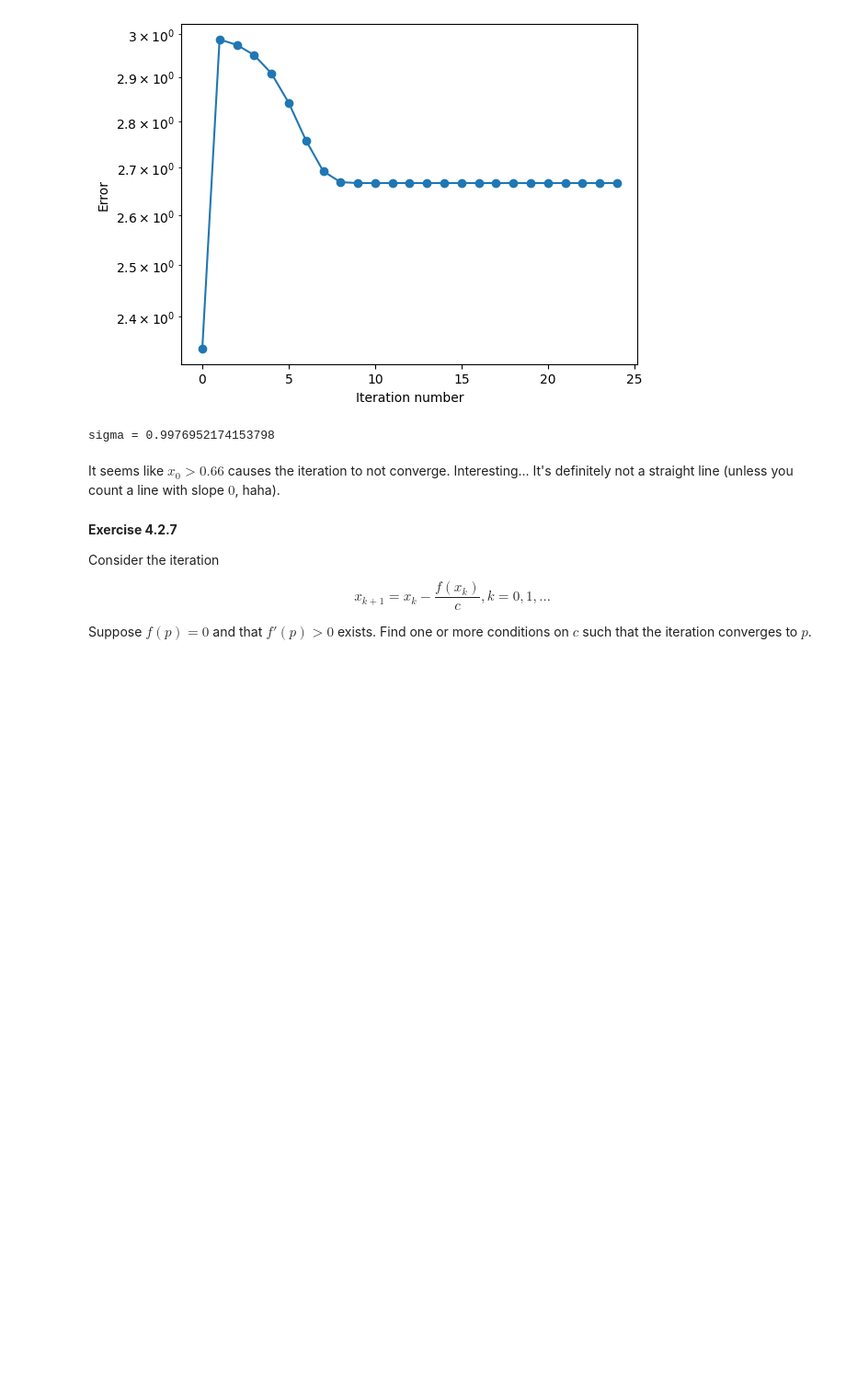
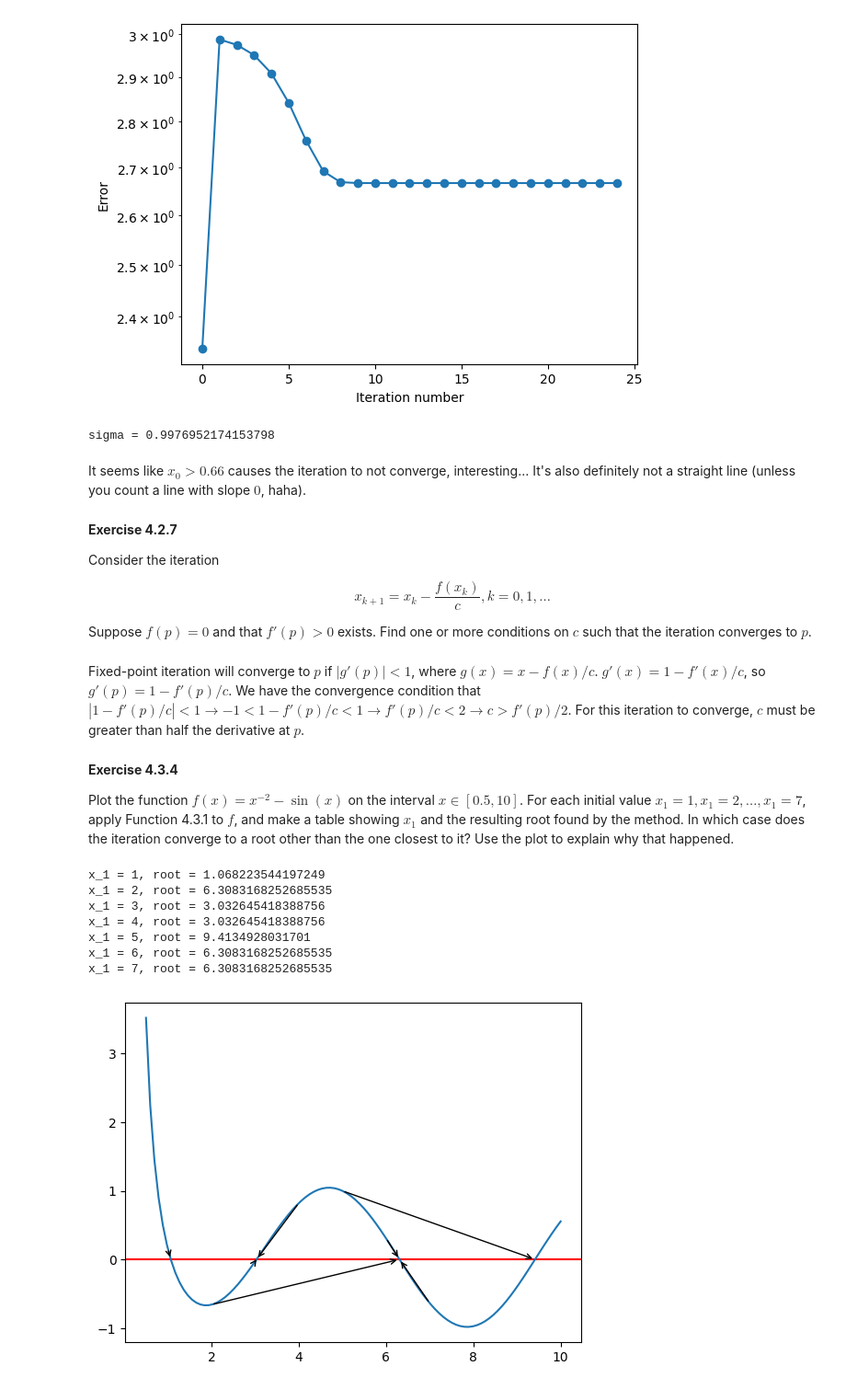
Before and after one commit to RogerCronin/math426, a Jupyter notebook: hw5.ipynb, the cells around one changed output. Shown at 92% size. Saved outputs shown, nothing was run; the diff lists cells and outputs as text; code cells hidden in the pictures; blank space fills up the shorter version.

```diff
--- a/hw5.ipynb
+++ b/hw5.ipynb
@@ -104,7 +104,7 @@ log_linear_error_plot(x, 3)
 [figure]
 sigma = 0.9976952174153798
 # %% [markdown]
-It seems like $x_0>0.66$ causes the iteration to not converge. Interesting... It's definitely not a straight line (unless you count a line with slope $0$, haha).
+It seems like $x_0>0.66$ causes the iteration to not converge, interesting... It's also definitely not a straight line (unless you count a line with slope $0$, haha).
 # %% [markdown]
 **Exercise 4.2.7**
 
@@ -113,3 +113,9 @@ Consider the iteration
 $$x_{k+1}=x_k-\frac{f(x_k)}{c},k=0,1,\dots$$
 
 Suppose $f(p)=0$ and that $f'(p)>0$ exists. Find one or more conditions on $c$ such that the iteration converges to $p$.
+# %% [markdown]
+Fixed-point iteration will converge to $p$ if $|g'(p)|<1$, where $g(x)=x-f(x)/c$. $g'(x)=1-f'(x)/c$, so $g'(p)=1-f'(p)/c$. We have the convergence condition that $|1-f'(p)/c|<1\to -1<1-f'(p)/c<1\to f'(p)/c<2\to c>f'(p)/2$. For this iteration to converge, $c$ must be greater than half the derivative at $p$.
+# %% [markdown]
+**Exercise 4.3.4**
+
+Plot the function $f(x)=x^{-2}-\sin(x)$ on the interval $x\in[0.5,10]$. For each initial value $x_1=1,x_1=2,\dots,x_1=7$, apply Function 4.3.1 to $f$, and make a table showing $x_1$ and the resulting root found by the method. In which case does the iteration converge to a root other than the one closest to it? Use the plot to explain why that happened.
@@ -115,0 +154,27 @@ Suppose $f(p)=0$ and that $f'(p)>0$ exists. Find one or more conditions on $c$ s
+# %%
+def f(x):
+    return (x ** -2) - np.sin(x)
+
+def dfdx(x):
+    return -2 * (x ** -3) - np.cos(x)
+
+x = np.linspace(0.5, 10, 100)
+y = np.vectorize(f)(x)
+
+plt.axhline(0, color = "r")
+plt.plot(x, y)
+
+for x_1 in range(1, 7 + 1):
+    root = newton(f, dfdx, x_1)[-1]
+    # plt.arrow isn't recommended so this line looks crazy
+    plt.annotate("", xytext = (x_1, f(x_1)), xy = (root, f(root)), arrowprops = dict(arrowstyle = "->"))
+    print(f"x_1 = {x_1}, root = {root}")
+# %% [output]
+x_1 = 1, root = 1.068223544197249
+x_1 = 2, root = 6.3083168252685535
+x_1 = 3, root = 3.032645418388756
+x_1 = 4, root = 3.032645418388756
+x_1 = 5, root = 9.4134928031701
+x_1 = 6, root = 6.3083168252685535
+x_1 = 7, root = 6.3083168252685535
+[figure, added]
```
Also changed, not shown: parts of 25 cells of this notebook, 2 other files.
